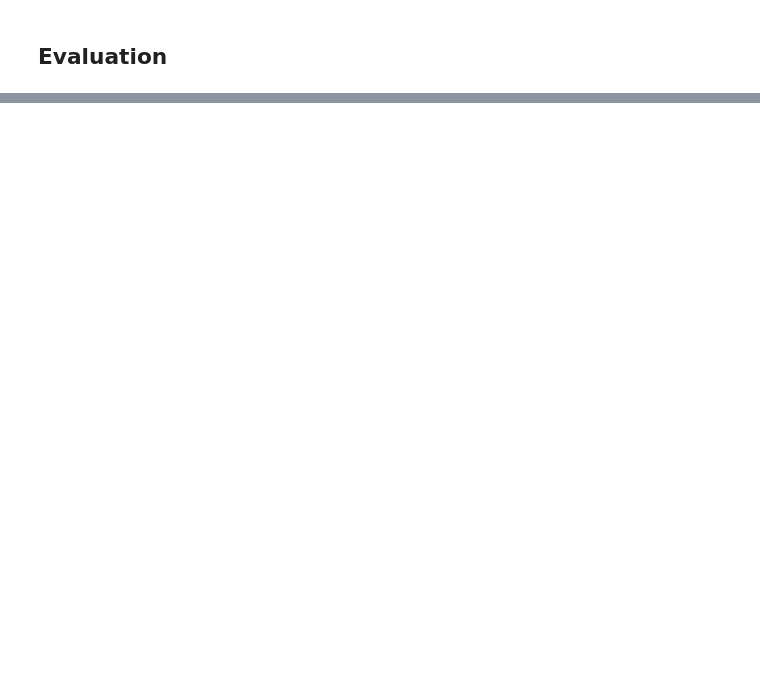
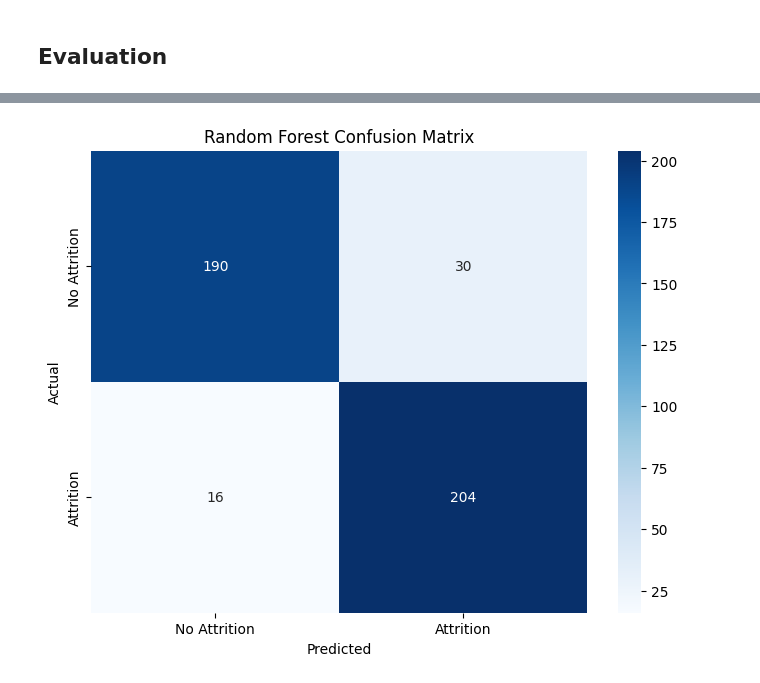
Before and after one commit to steven-fo/Belajar-Penerapan-Data-Science, a Jupyter notebook: project/human-resource/notebook.ipynb, the cells around one changed output, grey strips where cells are left out. Cells and saved outputs as stored; diff of their text form; code cells hidden in the pictures; blank space fills up the shorter version.

```diff
--- a/project/human-resource/notebook.ipynb
+++ b/project/human-resource/notebook.ipynb
@@ -152,2 +273,21 @@ Gender             0.266607  6.057248e-01
+# %%
+# Split the data
+X_train, X_test, y_train, y_test = train_test_split(X_resampled, y_resampled, test_size=0.25, random_state=42, stratify=y_resampled)
+
+# Scale numerical features
+scaler = StandardScaler()
+numerical_features = [col for col in X_resampled.columns if any(num_feat in col for num_feat in important_numerical)]
+X_train_scaled = X_train.copy()
+X_test_scaled = X_test.copy()
+X_train_scaled[numerical_features] = scaler.fit_transform(X_train_scaled[numerical_features])
+X_test_scaled[numerical_features] = scaler.transform(X_test_scaled[numerical_features])
 # %% [markdown]
 ## Modeling
+# %%
+rf = RandomForestClassifier(
+    n_estimators=100,
+    max_depth=10,
+    min_samples_split=5,
+    min_samples_leaf=2,
+    random_state=42
+)
@@ -154,2 +299,5 @@ Gender             0.266607  6.057248e-01
+# %%
+y_pred = rf.predict(X_test_scaled)
+y_prob = rf.predict_proba(X_test_scaled)[:, 1]
 # %% [markdown]
 ## Evaluation
@@ -155,0 +327,12 @@ Gender             0.266607  6.057248e-01
+# %%
+plt.figure(figsize=(8, 6))
+cm = confusion_matrix(y_test, y_pred)
+sns.heatmap(cm, annot=True, fmt='d', cmap='Blues',
+            xticklabels=['No Attrition', 'Attrition'],
+            yticklabels=['No Attrition', 'Attrition'])
+plt.xlabel('Predicted')
+plt.ylabel('Actual')
+plt.title('Random Forest Confusion Matrix')
+plt.show()
+# %% [output]
+[figure, added]
```
Also changed, not shown: parts of 37 cells of this notebook, 4 other files.
